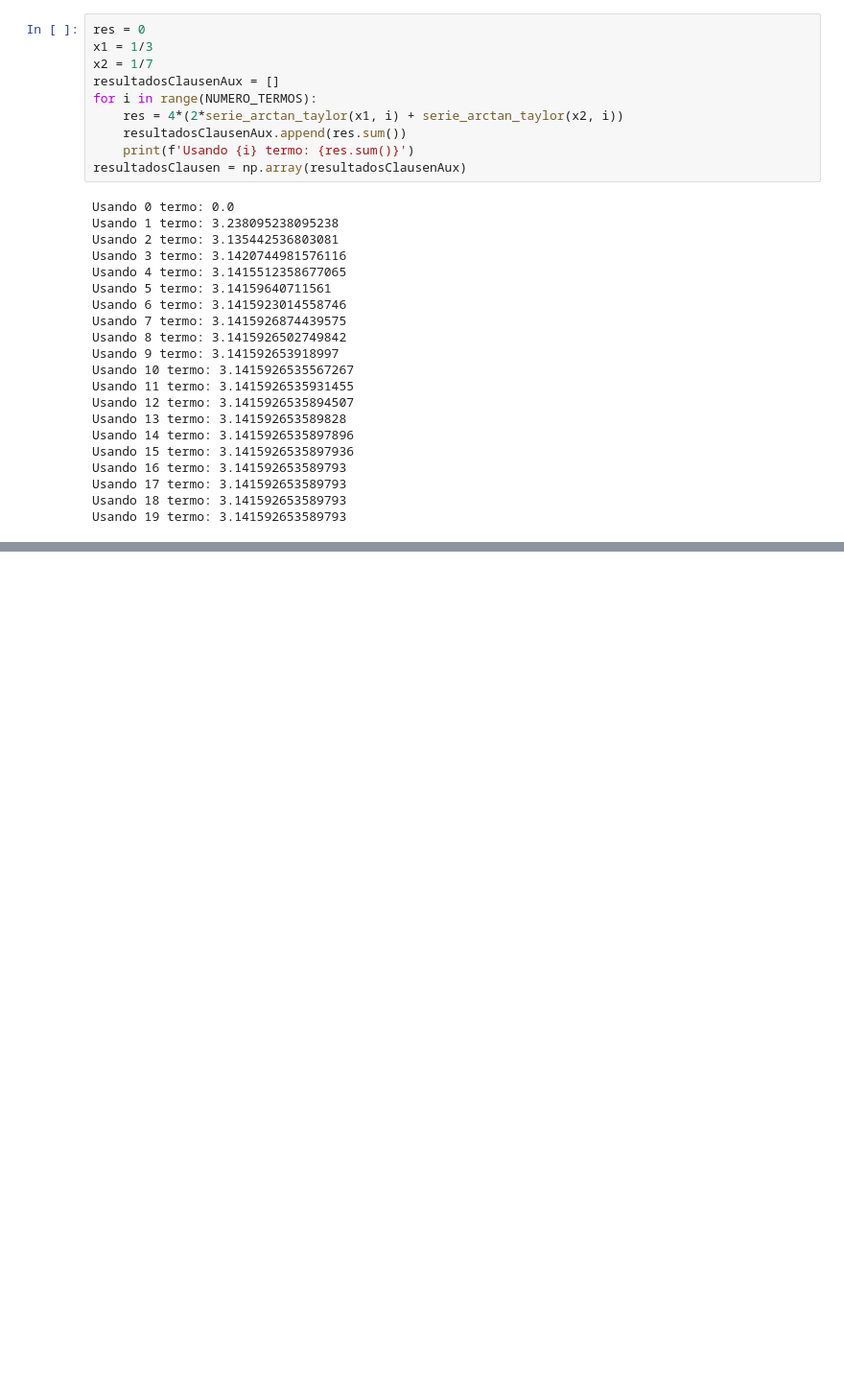
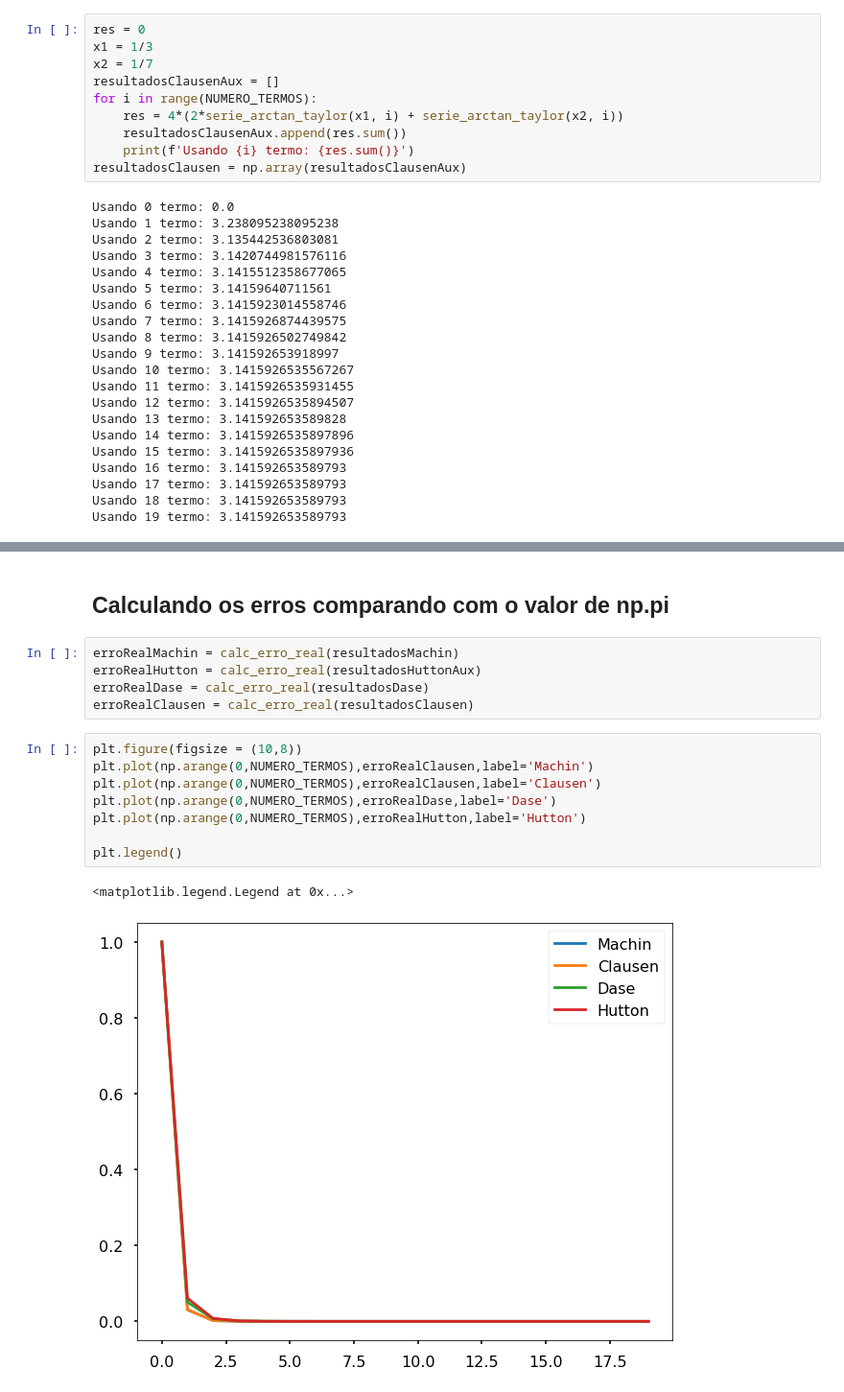
Before and after one commit to arthur-mts/metodos-numericos, a Jupyter notebook: Exercicio_Lista3b.ipynb, the cells around one changed output, grey strips where cells are left out. Shown at 96% size. Cells and saved outputs as stored; diff of their text form; blank space fills up the shorter version.

```diff
--- a/Exercicio_Lista3b.ipynb
+++ b/Exercicio_Lista3b.ipynb
@@ -148,0 +194,18 @@ plot_grafico_erro(calc_erro(resultadosClausen), 'Clausen')
+# %% [markdown]
+## Calculando os erros comparando com o valor de np.pi
+# %%
+erroRealMachin = calc_erro_real(resultadosMachin)
+erroRealHutton = calc_erro_real(resultadosHuttonAux)
+erroRealDase = calc_erro_real(resultadosDase)
+erroRealClausen = calc_erro_real(resultadosClausen)
+# %%
+plt.figure(figsize = (10,8))
+plt.plot(np.arange(0,NUMERO_TERMOS),erroRealClausen,label='Machin')
+plt.plot(np.arange(0,NUMERO_TERMOS),erroRealClausen,label='Clausen')
+plt.plot(np.arange(0,NUMERO_TERMOS),erroRealDase,label='Dase')
+plt.plot(np.arange(0,NUMERO_TERMOS),erroRealHutton,label='Hutton')
+
+plt.legend()
+# %% [output]
+<matplotlib.legend.Legend at 0x...>
+[figure, added]
```
Also changed, not shown: parts of 7 cells of this notebook, 1 other file.
